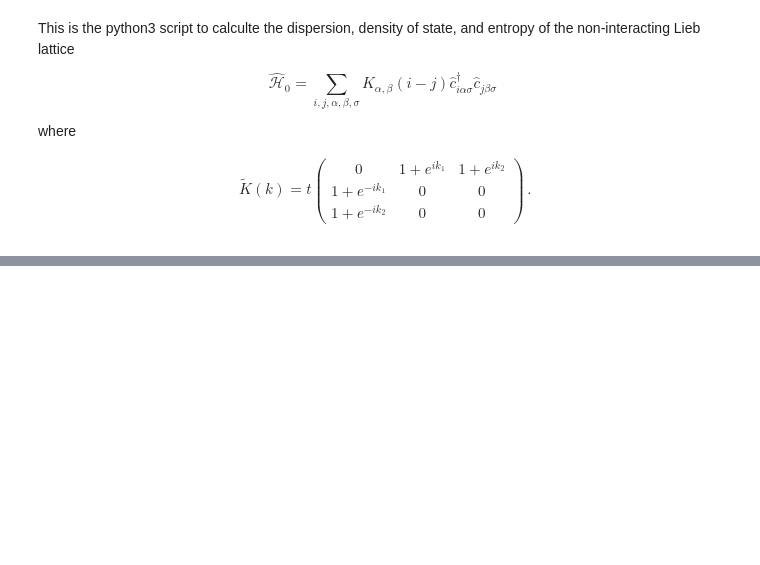
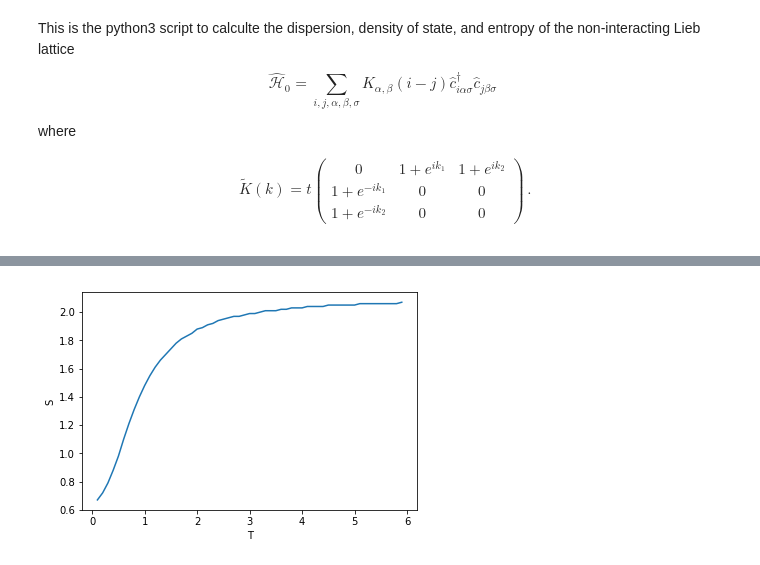
Before and after one commit to kumarjnc/CODE, a Jupyter notebook: main.ipynb, the cells around one changed output, grey strips where cells are left out. Saved outputs shown, nothing was run; the diff lists cells and outputs as text; code cells hidden in the pictures; blank space fills up the shorter version.

```diff
--- a/main.ipynb
+++ b/main.ipynb
@@ -88,0 +124,14 @@ plt.show()
+# %%
+plt.figure()
+
+
+# Plot the surface.
+plt.ylabel('S')
+plt.xlabel('T')
+#plt.ylim(0,5)
+
+plt.plot(entropy_data[:,0],entropy_data[:,1])
+
+plt.show()
+# %% [output]
+[figure, added]
```
Also changed, not shown: parts of 10 cells of this notebook, 4 other files.
